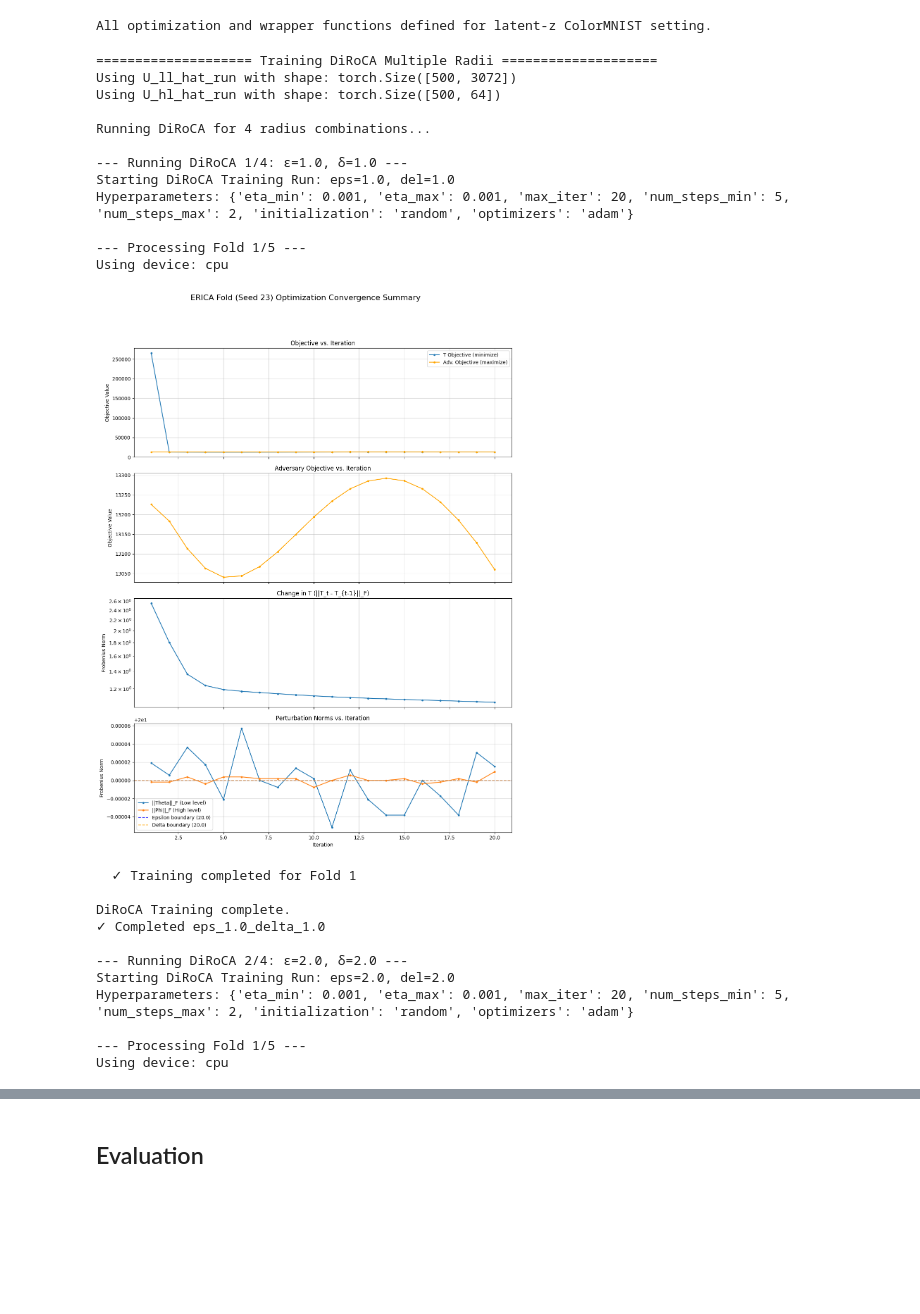
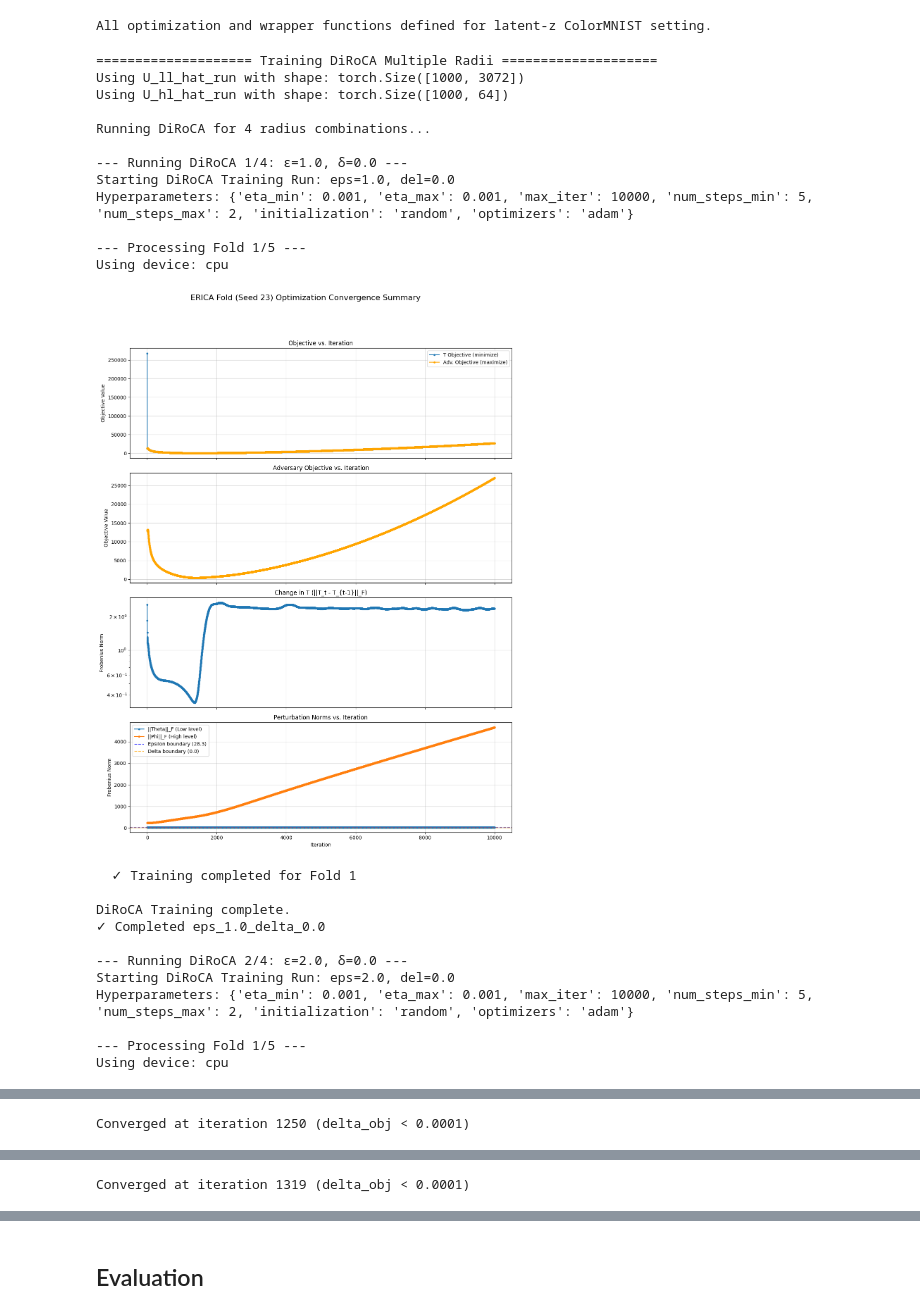
Before and after one commit to yfelekis/GenDiroca, a Jupyter notebook: cmnist_opt_new.ipynb, the cells around one changed output, grey strips where cells are left out. Cells and saved outputs as stored; diff of their text form; code cells hidden in the pictures; blank space fills up the shorter version.

```diff
--- a/cmnist_opt_new.ipynb
+++ b/cmnist_opt_new.ipynb
@@ -438,8 +438,8 @@ parent_info_hl shape: (10000, 20)
 import torch
 import numpy as np
 
-# How many samples you want to keep (change this to 500 if you like)
-N_SUB = 500  # e.g. 500 or 1000
+# How many samples you want to keep
+N_SUB = 1000  # e.g. 500 or 1000
 
 print("\n" + "="*20 + f" Subsampling to N_SUB = {N_SUB} " + "="*20)
 
@@ -1757,7 +1757,7 @@ print("\n" + "="*20 + " Training DiRoCA Multiple Radii " + "="*20)
 diroca_hyperparams = {
     'eta_min': 1e-3,
     'eta_max': 1e-3,
-    'max_iter': 20,
+    'max_iter': 10000,
     'num_steps_min': 5,
     'num_steps_max': 2,
     'initialization': 'random',
@@ -1768,17 +1768,17 @@ fixed_params_diroca = {
     'tol': 1e-4,
     'seed': 23,
     'robust_L': True,
-    'robust_H': True,
+    'robust_H': False,
     'experiment': 'cmnist',
     'gain': 0.0,
 }
 
 # --- Multiple Radii for DiRoCA ---
 radius_combinations = [
-    (1.0, 1.0),
-    (2.0, 2.0),
-    (4.0, 4.0),
-    (8.0, 8.0)
+    (1.0, 0.0),
+    (2.0, 0.0),
+    (4.0, 0.0),
+    (8.0, 0.0)
 ]
 
 # --- Select noise tensors (use fixed versions if available) ---
@@ -1826,47 +1826,47 @@ for i, (epsilon, delta) in enumerate(radius_combinations):
 
     # Optional: free some memory between runs
     gc.collect()
     if torch.cuda.is_available():
         torch.cuda.empty_cache()
 
 print("\n" + "="*50)
 print("DiRoCA Multi-Radius Training Complete!")
 print("="*50)
 
 # --- Summary of Results ---
 print("\nResults Summary:")
 for radius_key, results in all_results_diroca.items():
     if results is not None:
         print(f"  ✓ {radius_key}: Success")
     else:
         print(f"  ✗ {radius_key}: Failed")
 
 # --- Access Individual Results Example ---
 # Example: Access results for epsilon=5.0, delta=5.0
 # results_5_5 = all_results_diroca['eps_5.0_delta_5.0']
 # monitors_5_5 = all_monitors_diroca['eps_5.0_delta_5.0']
 # %% [output]
 ==================== Training DiRoCA Multiple Radii ====================
-Using U_ll_hat_run with shape: torch.Size([500, 3072])
-Using U_hl_hat_run with shape: torch.Size([500, 64])
+Using U_ll_hat_run with shape: torch.Size([1000, 3072])
+Using U_hl_hat_run with shape: torch.Size([1000, 64])
 
 Running DiRoCA for 4 radius combinations...
 
---- Running DiRoCA 1/4: ε=1.0, δ=1.0 ---
-Starting DiRoCA Training Run: eps=1.0, del=1.0
-Hyperparameters: {'eta_min': 0.001, 'eta_max': 0.001, 'max_iter': 20, 'num_steps_min': 5, 'num_steps_max': 2, 'initialization': 'random', 'optimizers': 'adam'}
+--- Running DiRoCA 1/4: ε=1.0, δ=0.0 ---
+Starting DiRoCA Training Run: eps=1.0, del=0.0
+Hyperparameters: {'eta_min': 0.001, 'eta_max': 0.001, 'max_iter': 10000, 'num_steps_min': 5, 'num_steps_max': 2, 'initialization': 'random', 'optimizers': 'adam'}
 
 --- Processing Fold 1/5 ---
 Using device: cpu
-[figure, old version]
+[figure, new version]
   ✓ Training completed for Fold 1
 
 DiRoCA Training complete.
-✓ Completed eps_1.0_delta_1.0
+✓ Completed eps_1.0_delta_0.0
 
---- Running DiRoCA 2/4: ε=2.0, δ=2.0 ---
-Starting DiRoCA Training Run: eps=2.0, del=2.0
-Hyperparameters: {'eta_min': 0.001, 'eta_max': 0.001, 'max_iter': 20, 'num_steps_min': 5, 'num_steps_max': 2, 'initialization': 'random', 'optimizers': 'adam'}
+--- Running DiRoCA 2/4: ε=2.0, δ=0.0 ---
+Starting DiRoCA Training Run: eps=2.0, del=0.0
+Hyperparameters: {'eta_min': 0.001, 'eta_max': 0.001, 'max_iter': 10000, 'num_steps_min': 5, 'num_steps_max': 2, 'initialization': 'random', 'optimizers': 'adam'}
 
 --- Processing Fold 1/5 ---
 Using device: cpu
@@ -1882,3 +1882,4 @@ Hyperparameters: {'eta_min': 0.001, 'eta_max': 0.001, 'max_iter': 20, 'num_steps
 
 --- Processing Fold 1/5 ---
 Using device: cpu
+Converged at iteration 1250 (delta_obj < 0.0001)
@@ -1896,0 +1898 @@ Using device: cpu
+Converged at iteration 1319 (delta_obj < 0.0001)
```
Also changed, not shown: parts of 21 cells of this notebook, 6 other files.
